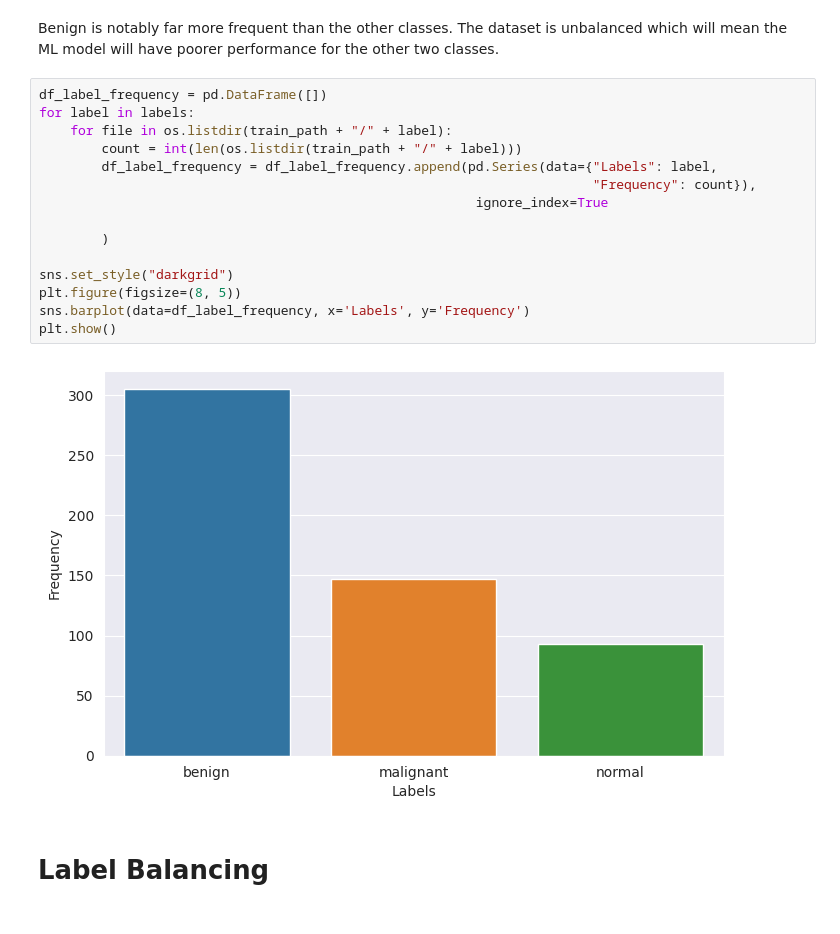
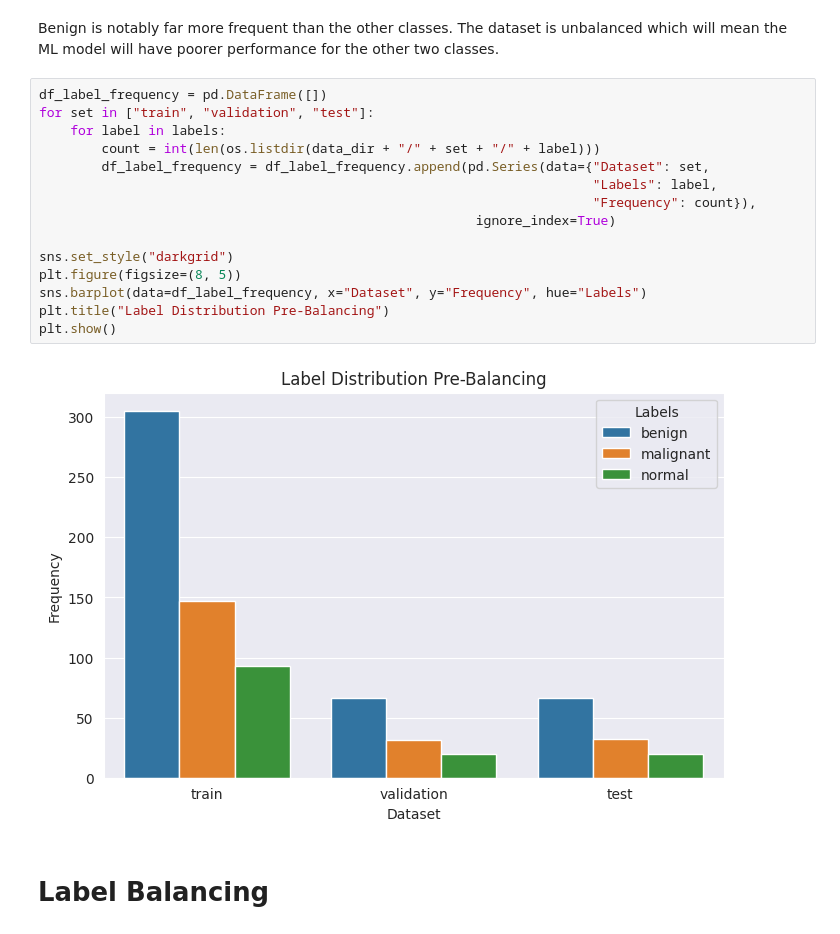
Before and after one commit to Hasmelash95/breast-cancer-detection, a Jupyter notebook: jupyter_notebooks/Modelling and Evaluation.ipynb, the cells around one changed output. Cells and saved outputs as stored; diff of their text form.

Commit message:
Create a bar graph to compare frequencies for every set

```diff
--- a/jupyter_notebooks/Modelling and Evaluation.ipynb
+++ b/jupyter_notebooks/Modelling and Evaluation.ipynb
@@ -88,21 +88,21 @@ from matplotlib.image import imread
 Benign is notably far more frequent than the other classes. The dataset is unbalanced which will mean the ML model will have poorer performance for the other two classes.
 # %%
 df_label_frequency = pd.DataFrame([])
-for label in labels:
-    for file in os.listdir(train_path + "/" + label):
-        count = int(len(os.listdir(train_path + "/" + label)))
-        df_label_frequency = df_label_frequency.append(pd.Series(data={"Labels": label,
+for set in ["train", "validation", "test"]:
+    for label in labels:
+        count = int(len(os.listdir(data_dir + "/" + set + "/" + label)))
+        df_label_frequency = df_label_frequency.append(pd.Series(data={"Dataset": set,
+                                                                       "Labels": label,
                                                                        "Frequency": count}),
-                                                        ignore_index=True
-
-        )
+                                                        ignore_index=True)
 
 sns.set_style("darkgrid")
 plt.figure(figsize=(8, 5))
-sns.barplot(data=df_label_frequency, x='Labels', y='Frequency')
+sns.barplot(data=df_label_frequency, x="Dataset", y="Frequency", hue="Labels")
+plt.title("Label Distribution Pre-Balancing")
 plt.show()
 # %% [output]
-[figure, old version]
+[figure, new version]
 # %% [markdown]
 # Label Balancing
 # %% [markdown]
```
Also changed, not shown: parts of 2 cells of this notebook, 1 other file.
